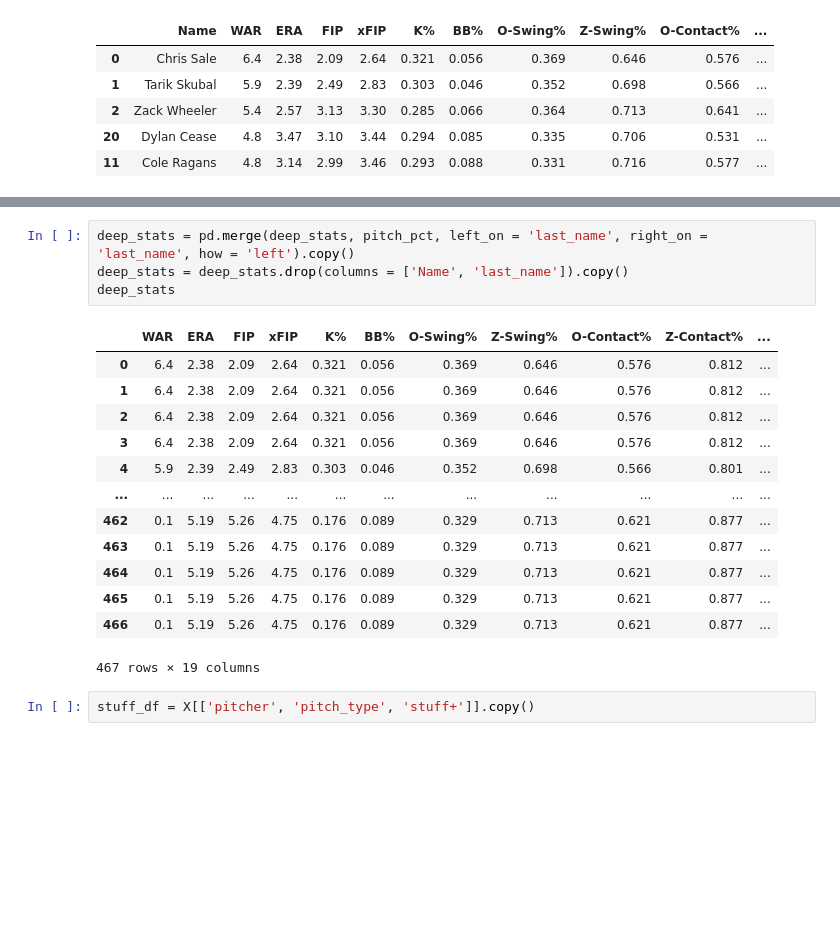
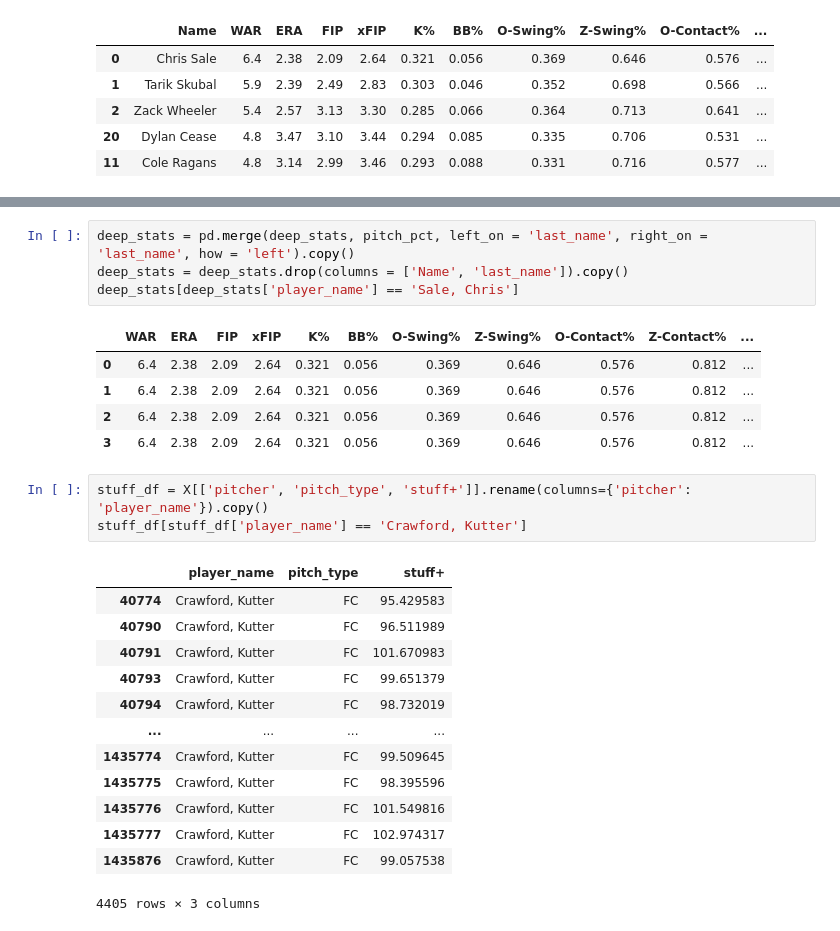
Before and after one commit to jackkalsched/UCSD_Baseball_25, a Jupyter notebook: Pitching/stuff+/stuff_plus.ipynb, the cells around one changed output, grey strips where cells are left out. Saved outputs shown, nothing was run; the diff lists cells and outputs as text; blank space fills up the shorter version.

Commit message:
stuff+ on whiff, needs help

```diff
--- a/Pitching/stuff+/stuff_plus.ipynb
+++ b/Pitching/stuff+/stuff_plus.ipynb
@@ -325,21 +339,28 @@ pitch_pct.head(8)
 # %%
 deep_stats = pd.merge(deep_stats, pitch_pct, left_on = 'last_name', right_on = 'last_name', how = 'left').copy()
 deep_stats = deep_stats.drop(columns = ['Name', 'last_name']).copy()
-deep_stats
+deep_stats[deep_stats['player_name'] == 'Sale, Chris']
 # %% [output]
 |  | WAR | ERA | FIP | xFIP | K% | BB% | O-Swing% | Z-Swing% | O-Contact% | Z-Contact% | ... |
 | 0 | 6.4 | 2.38 | 2.09 | 2.64 | 0.321 | 0.056 | 0.369 | 0.646 | 0.576 | 0.812 | ... |
 | 1 | 6.4 | 2.38 | 2.09 | 2.64 | 0.321 | 0.056 | 0.369 | 0.646 | 0.576 | 0.812 | ... |
 | 2 | 6.4 | 2.38 | 2.09 | 2.64 | 0.321 | 0.056 | 0.369 | 0.646 | 0.576 | 0.812 | ... |
 | 3 | 6.4 | 2.38 | 2.09 | 2.64 | 0.321 | 0.056 | 0.369 | 0.646 | 0.576 | 0.812 | ... |
-| 4 | 5.9 | 2.39 | 2.49 | 2.83 | 0.303 | 0.046 | 0.352 | 0.698 | 0.566 | 0.801 | ... |
-| ... | ... | ... | ... | ... | ... | ... | ... | ... | ... | ... | ... |
-| 462 | 0.1 | 5.19 | 5.26 | 4.75 | 0.176 | 0.089 | 0.329 | 0.713 | 0.621 | 0.877 | ... |
-| 463 | 0.1 | 5.19 | 5.26 | 4.75 | 0.176 | 0.089 | 0.329 | 0.713 | 0.621 | 0.877 | ... |
-| 464 | 0.1 | 5.19 | 5.26 | 4.75 | 0.176 | 0.089 | 0.329 | 0.713 | 0.621 | 0.877 | ... |
-| 465 | 0.1 | 5.19 | 5.26 | 4.75 | 0.176 | 0.089 | 0.329 | 0.713 | 0.621 | 0.877 | ... |
-| 466 | 0.1 | 5.19 | 5.26 | 4.75 | 0.176 | 0.089 | 0.329 | 0.713 | 0.621 | 0.877 | ... |
-467 rows × 19 columns
 # %%
-stuff_df = X[['pitcher', 'pitch_type', 'stuff+']].copy()
+stuff_df = X[['pitcher', 'pitch_type', 'stuff+']].rename(columns={'pitcher': 'player_name'}).copy()
+stuff_df[stuff_df['player_name'] == 'Crawford, Kutter']
+# %% [output]
+|  | player_name | pitch_type | stuff+ |
+| 40774 | Crawford, Kutter | FC | 95.429583 |
+| 40790 | Crawford, Kutter | FC | 96.511989 |
+| 40791 | Crawford, Kutter | FC | 101.670983 |
+| 40793 | Crawford, Kutter | FC | 99.651379 |
+| 40794 | Crawford, Kutter | FC | 98.732019 |
+| ... | ... | ... | ... |
+| 1435774 | Crawford, Kutter | FC | 99.509645 |
+| 1435775 | Crawford, Kutter | FC | 98.395596 |
+| 1435776 | Crawford, Kutter | FC | 101.549816 |
+| 1435777 | Crawford, Kutter | FC | 102.974317 |
+| 1435876 | Crawford, Kutter | FC | 99.057538 |
+4405 rows × 3 columns
 # %%
```
Also changed, not shown: parts of 32 cells of this notebook.
